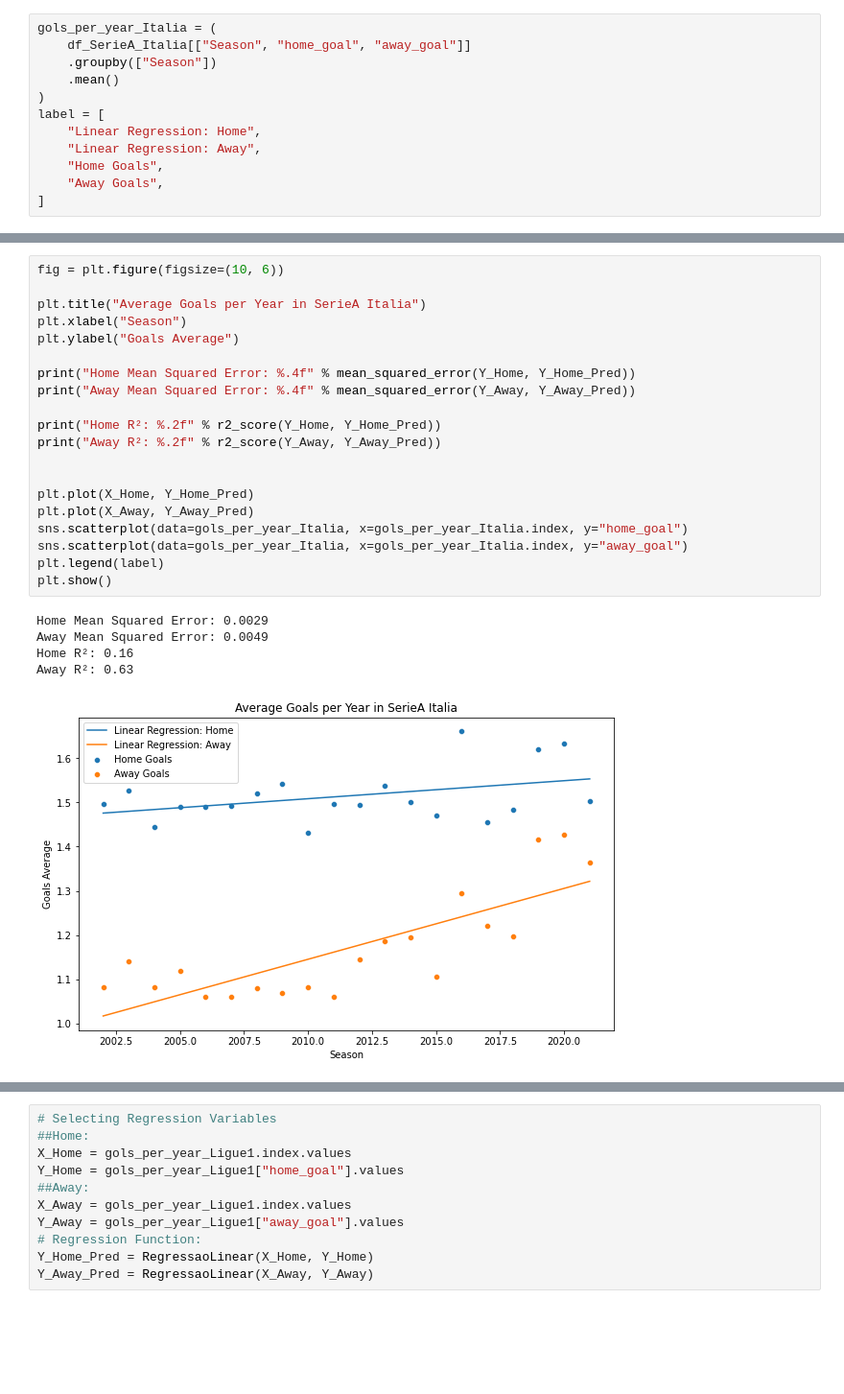
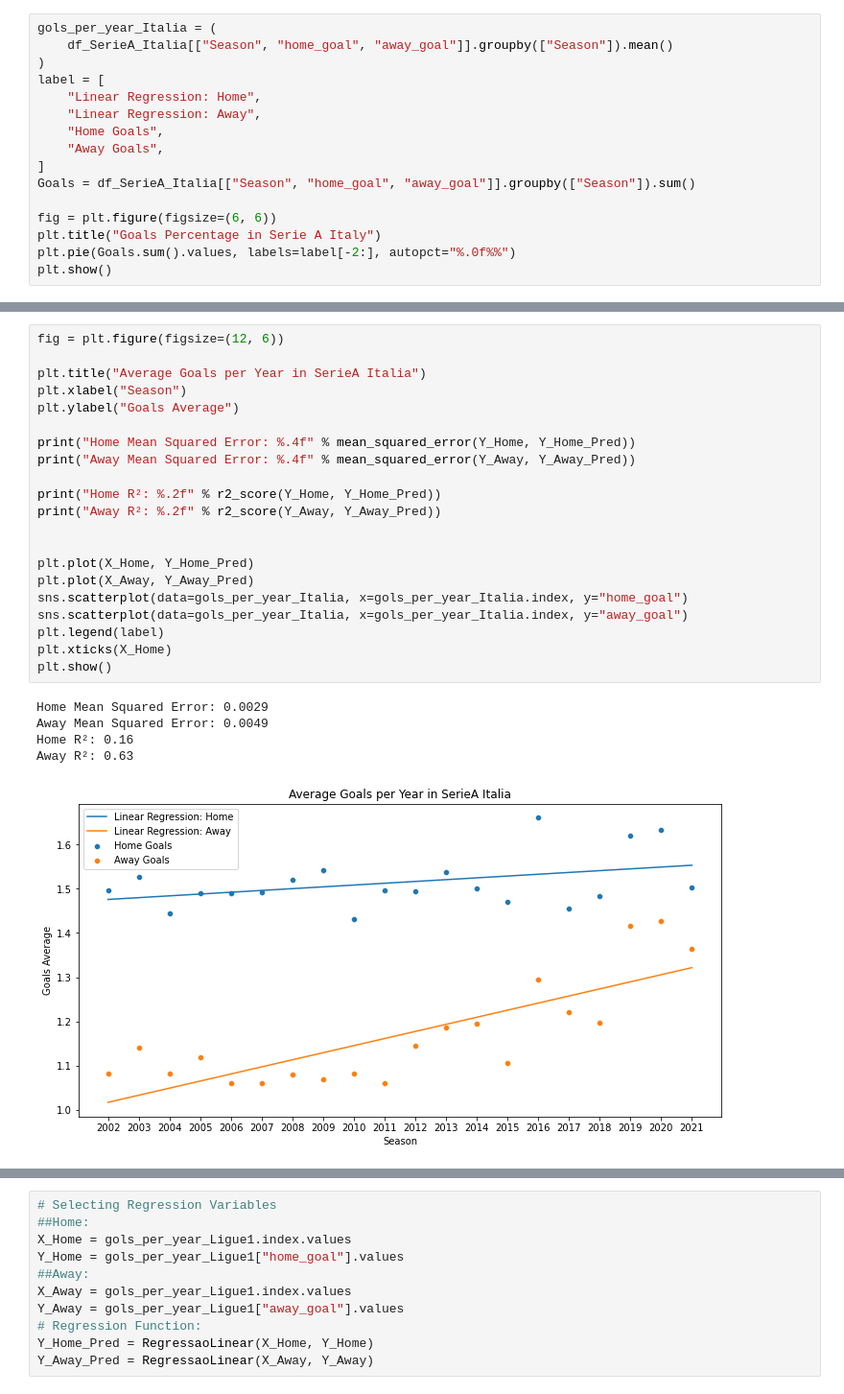
Before and after one commit to IsraelFPM/FootBall-EDA, a Jupyter notebook: GoalsAnalyse.ipynb, the cells around one changed output, grey strips where cells are left out. Shown at 96% size. Cells and saved outputs as stored; diff of their text form; blank space fills up the shorter version.

```diff
--- a/GoalsAnalyse.ipynb
+++ b/GoalsAnalyse.ipynb
@@ -327,8 +347,6 @@ Index(['Data', 'Em casa', 'Visitante', 'Relatório da Partida', 'Season',
 # %%
 gols_per_year_Italia = (
-    df_SerieA_Italia[["Season", "home_goal", "away_goal"]]
-    .groupby(["Season"])
-    .mean()
+    df_SerieA_Italia[["Season", "home_goal", "away_goal"]].groupby(["Season"]).mean()
 )
 label = [
     "Linear Regression: Home",
@@ -336,4 +354,10 @@ label = [
     "Home Goals",
     "Away Goals",
 ]
+Goals = df_SerieA_Italia[["Season", "home_goal", "away_goal"]].groupby(["Season"]).sum()
+
+fig = plt.figure(figsize=(6, 6))
+plt.title("Goals Percentage in Serie A Italy")
+plt.pie(Goals.sum().values, labels=label[-2:], autopct="%.0f%%")
+plt.show()
 # %% [output]
@@ -352,29 +377,30 @@ Y_Away_Pred = RegressaoLinear(X_Away, Y_Away)
 # %% [output]
 [interactive output not drawn]
 # %%
-fig = plt.figure(figsize=(10, 6))
+fig = plt.figure(figsize=(12, 6))
 
 plt.title("Average Goals per Year in SerieA Italia")
 plt.xlabel("Season")
 plt.ylabel("Goals Average")
 
 print("Home Mean Squared Error: %.4f" % mean_squared_error(Y_Home, Y_Home_Pred))
 print("Away Mean Squared Error: %.4f" % mean_squared_error(Y_Away, Y_Away_Pred))
 
 print("Home R²: %.2f" % r2_score(Y_Home, Y_Home_Pred))
 print("Away R²: %.2f" % r2_score(Y_Away, Y_Away_Pred))
 
 
 plt.plot(X_Home, Y_Home_Pred)
 plt.plot(X_Away, Y_Away_Pred)
 sns.scatterplot(data=gols_per_year_Italia, x=gols_per_year_Italia.index, y="home_goal")
 sns.scatterplot(data=gols_per_year_Italia, x=gols_per_year_Italia.index, y="away_goal")
 plt.legend(label)
+plt.xticks(X_Home)
 plt.show()
 # %% [output]
 Home Mean Squared Error: 0.0029
 Away Mean Squared Error: 0.0049
 Home R²: 0.16
 Away R²: 0.63
-[figure, old version]
+[figure, new version]
 [interactive output not drawn]
```
Also changed, not shown: parts of 39 cells of this notebook, 1 other file.
